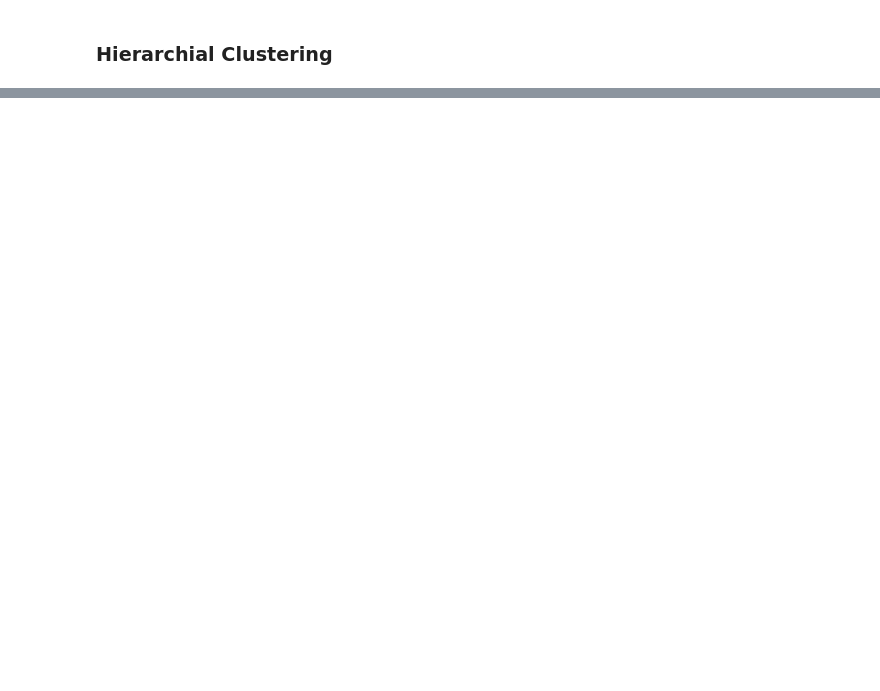
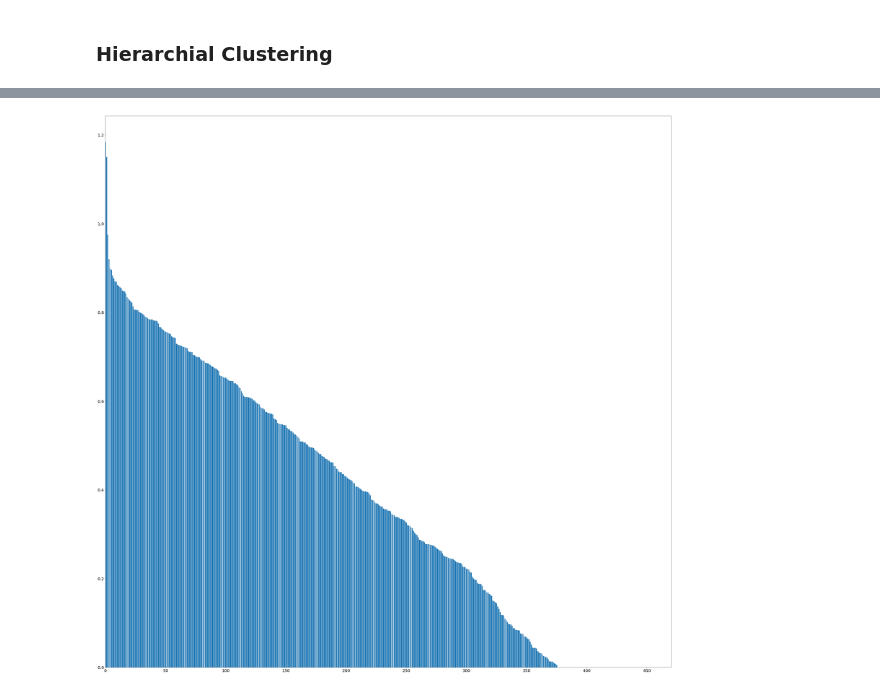
Before and after one commit to dariazhuk357/Capstone_Project_2, a Jupyter notebook: Machine Learning/Machine Learning .ipynb, the cells around one changed output, grey strips where cells are left out. Drawn from its saved outputs; the diff is of its cells as text; code cells hidden in the pictures; blank space fills up the shorter version.

```diff
--- a/Machine Learning/Machine Learning .ipynb
+++ b/Machine Learning/Machine Learning .ipynb
@@ -288,0 +171,11 @@ plt.scatter(xs,ys,c=ag_pred)
+# %%
+max_abs=MaxAbsScaler()
+max_array=max_abs.fit_transform(array)
+n_components=5
+model_nmf=NMF(n_components=n_components,random_state=42)
+nmf_features=model_nmf.fit_transform(max_array)
+comp=model_nmf.components_
+# %%
+nmf_comp_df=pd.DataFrame(data=comp,columns=df_dv.columns[1:],index=np.arange(0,n_components))
+nmf_comp_df.index.name='Cluster_ID'
+nmf_comp_df.head()
@@ -288,0 +191,9 @@ plt.scatter(xs,ys,c=ag_pred)
+# %%
+plt.figure(figsize=(50,50))
+plt.xlim(0,470)
+plt.bar(np.arange(0,466),nmf_comp_df.loc[0,:].sort_values(ascending=False))
+plt.xticks(np.arange(0,470,50),fontsize=20)
+plt.yticks(fontsize=20)
+plt.show()
+# %% [output]
+[figure, added]
```
Also changed, not shown: parts of 46 cells of this notebook.
